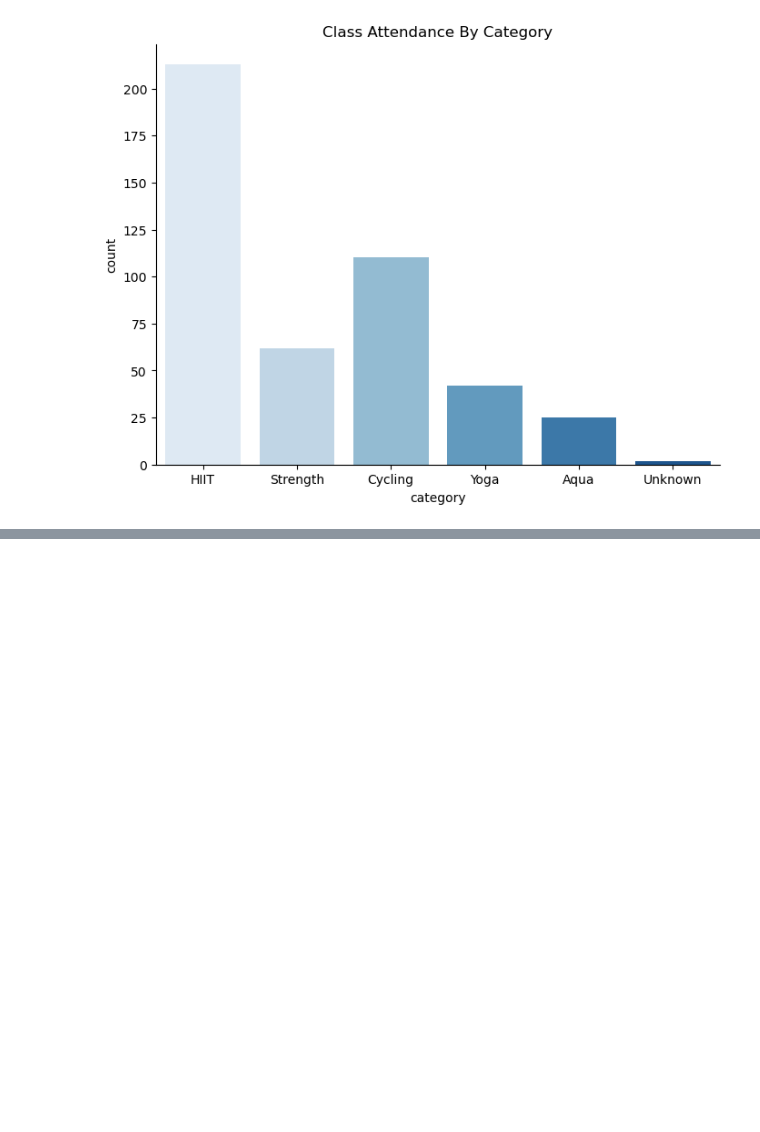
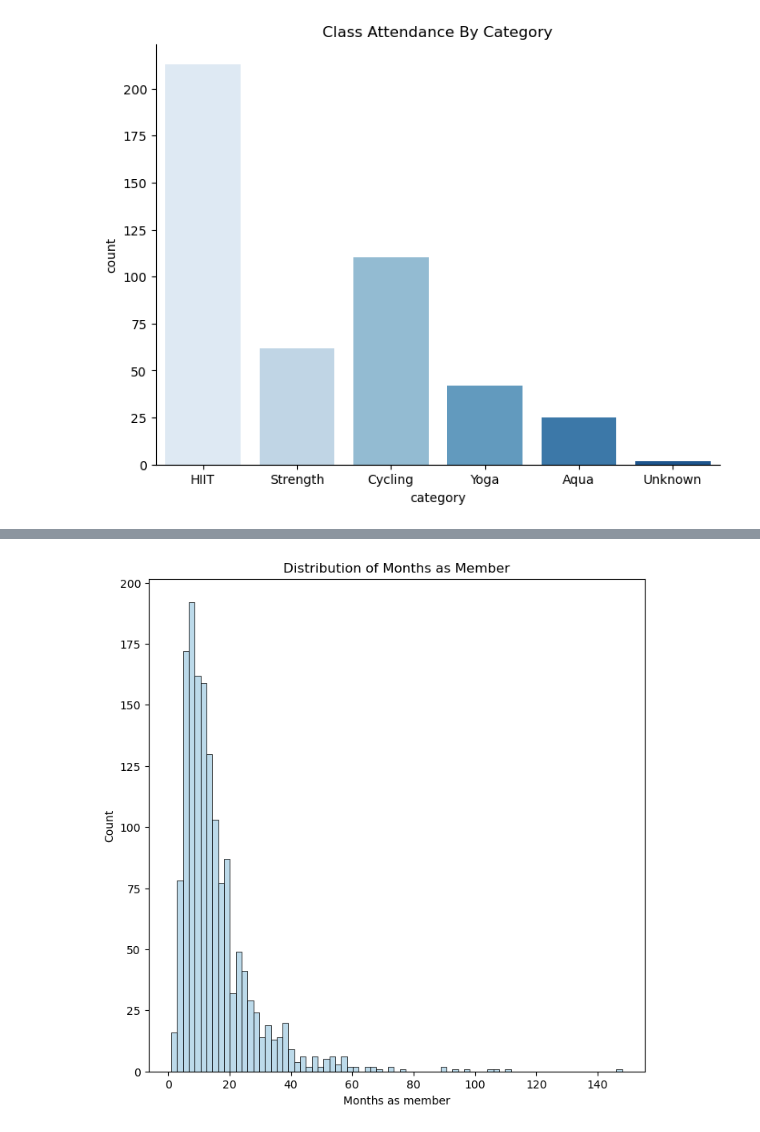
Before and after one commit to datatono/Google_Case-Study-1, a Jupyter notebook: goalzone-predicting-gym-attendance.ipynb, the cells around one changed output, grey strips where cells are left out. Cells and saved outputs as stored; diff of their text form; code cells hidden in the pictures; blank space fills up the shorter version.

```diff
--- a/goalzone-predicting-gym-attendance.ipynb
+++ b/goalzone-predicting-gym-attendance.ipynb
@@ -299,0 +389,12 @@ plt.show()
+# %%
+#Create a histplot, set labels and title
+plt.figure(figsize=(8,8))
+sns.histplot(data=df, x='months_as_member')
+plt.xlabel('Months as member')
+plt.ylabel('Count')
+plt.title('Distribution of Months as Member')
+
+#Show plot
+plt.show()
+# %% [output]
+[figure, added]
```
Also changed, not shown: parts of 30 cells of this notebook.
